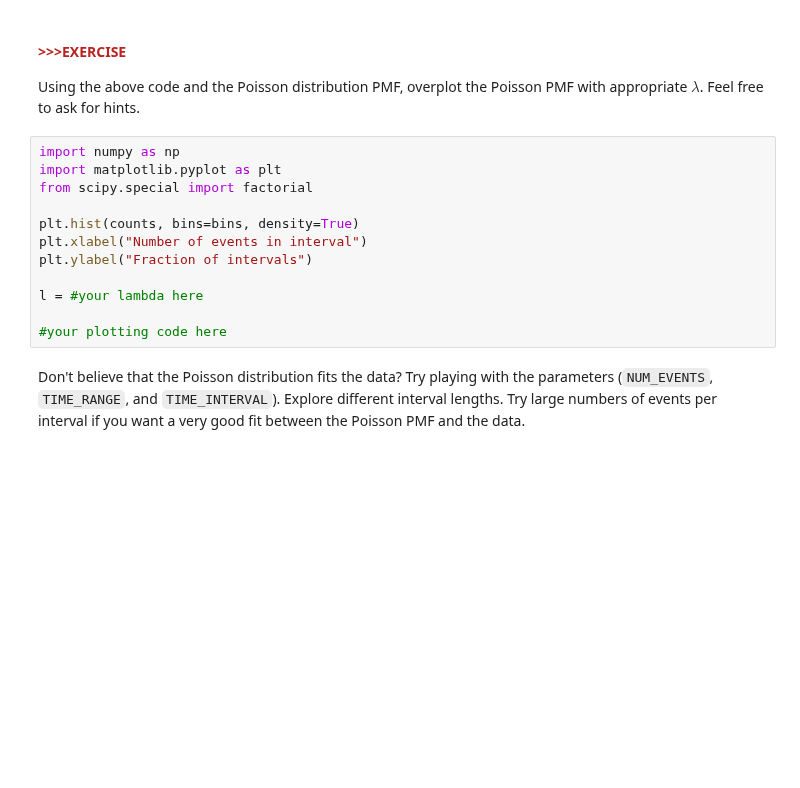
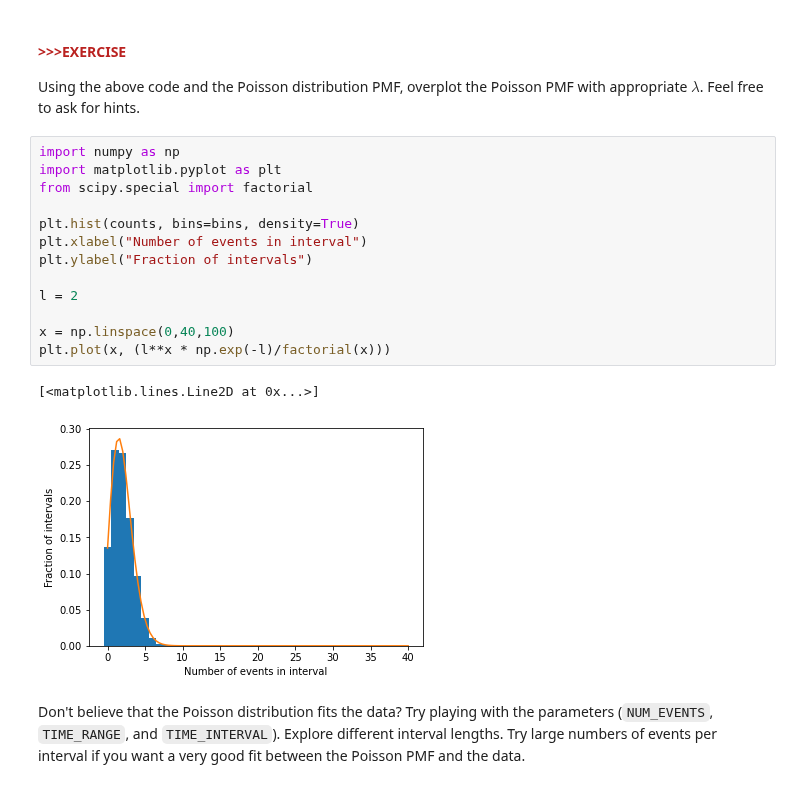
Before and after one commit to MIT-8s50/course, a Jupyter notebook: Recitation1/Recitation_01_learner.ipynb, the cells around one changed output. Saved outputs shown, nothing was run; the diff lists cells and outputs as text; blank space fills up the shorter version.

```diff
--- a/Recitation1/Recitation_01_learner.ipynb
+++ b/Recitation1/Recitation_01_learner.ipynb
@@ -533,15 +555,19 @@ l = #your lambda here
 # %%
 import numpy as np
 import matplotlib.pyplot as plt
 from scipy.special import factorial
 
 plt.hist(counts, bins=bins, density=True)
 plt.xlabel("Number of events in interval")
 plt.ylabel("Fraction of intervals")
 
-l = #your lambda here
+l = 2
 
-#your plotting code here
+x = np.linspace(0,40,100)
+plt.plot(x, (l**x * np.exp(-l)/factorial(x)))
+# %% [output]
+[<matplotlib.lines.Line2D at 0x...>]
+[figure, added]
 # %% [markdown]
 <!--start-block-->
 Don't believe that the Poisson distribution fits the data? Try playing with the parameters (`NUM_EVENTS`, `TIME_RANGE`, and `TIME_INTERVAL`). Explore different interval lengths. Try large numbers of events per interval if you want a very good fit between the Poisson PMF and the data.
```
Also changed, not shown: parts of 13 cells of this notebook, 8 other files.
